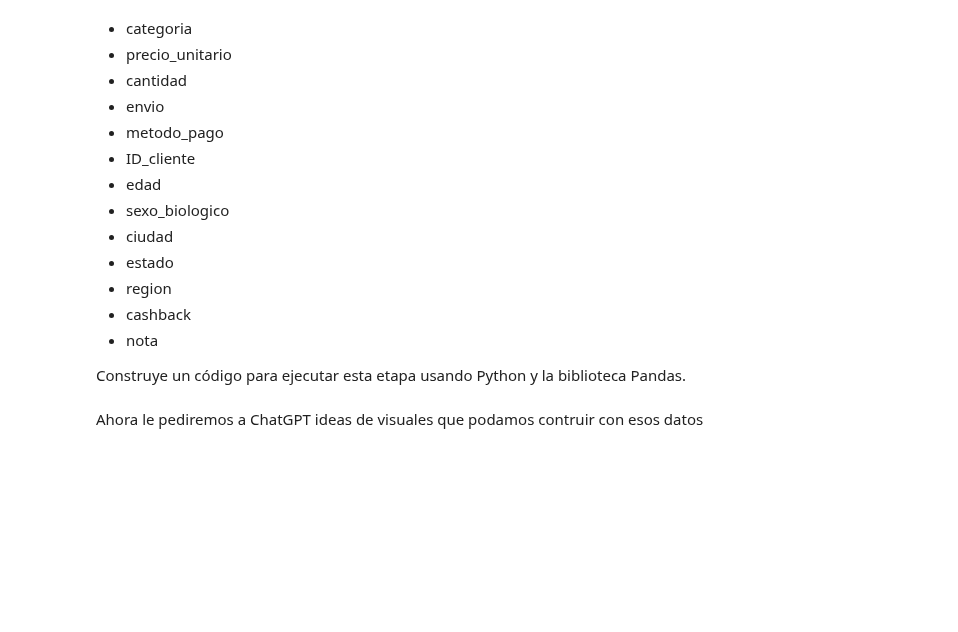
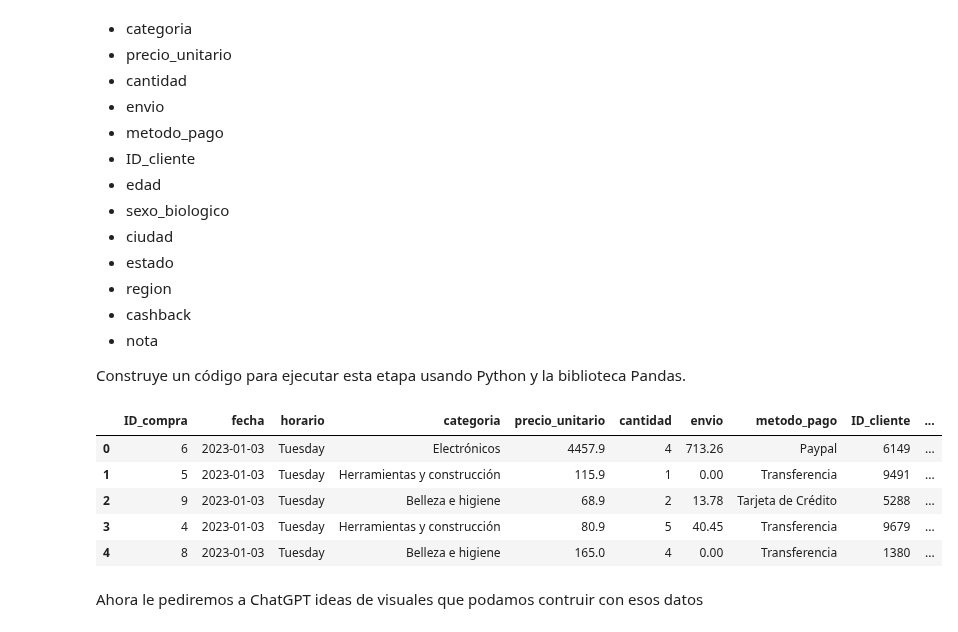
Before and after one commit to Starleen1996/Pandas-E-S, a Jupyter notebook: IA_aplicada_a_ciencia_de_datos.ipynb, the cells around one changed output. Drawn from its saved outputs; the diff is of its cells as text; code cells hidden in the pictures; blank space fills up the shorter version.

```diff
--- a/IA_aplicada_a_ciencia_de_datos.ipynb
+++ b/IA_aplicada_a_ciencia_de_datos.ipynb
@@ -366,6 +366,28 @@ Ahora vamos a unir las dos bases de nuestro proyecto en una sola utilizando como
 * nota
 
 Construye un código para ejecutar esta etapa usando Python y la biblioteca Pandas.
+# %%
+1# Unir los DataFrames clientes y ventas usando la columna 'ID_compra' como llave
+2# Se usa inner join para conservar solo las compras que están en ambas bases
+df = pd.merge(ventas, clientes, on='ID_compra', how='inner')
+
+3# Reorganizar las columnas en el orden deseado
+columnas_ordenadas = [
+    'ID_compra', 'fecha', 'horario', 'categoria', 'precio_unitario',
+    'cantidad', 'envio', 'metodo_pago', 'ID_cliente', 'edad',
+    'sexo_biologico', 'ciudad', 'estado', 'region', 'cashback', 'nota']
+
+df = df[columnas_ordenadas]
+# %%
+4# Ver las primeras filas del DataFrame unificado para confirmar
+df.head()
+# %% [output]
+|  | ID_compra | fecha | horario | categoria | precio_unitario | cantidad | envio | metodo_pago | ID_cliente | ... |
+| 0 | 6 | 2023-01-03 | Tuesday | Electrónicos | 4457.9 | 4 | 713.26 | Paypal | 6149 | ... |
+| 1 | 5 | 2023-01-03 | Tuesday | Herramientas y construcción | 115.9 | 1 | 0.00 | Transferencia | 9491 | ... |
+| 2 | 9 | 2023-01-03 | Tuesday | Belleza e higiene | 68.9 | 2 | 13.78 | Tarjeta de Crédito | 5288 | ... |
+| 3 | 4 | 2023-01-03 | Tuesday | Herramientas y construcción | 80.9 | 5 | 40.45 | Transferencia | 9679 | ... |
+| 4 | 8 | 2023-01-03 | Tuesday | Belleza e higiene | 165.0 | 4 | 0.00 | Transferencia | 1380 | ... |
 # %% [markdown]
 Ahora le pediremos a ChatGPT ideas de visuales que podamos contruir con esos datos
 # %% [markdown]
```
Also changed, not shown: parts of 9 cells of this notebook.
